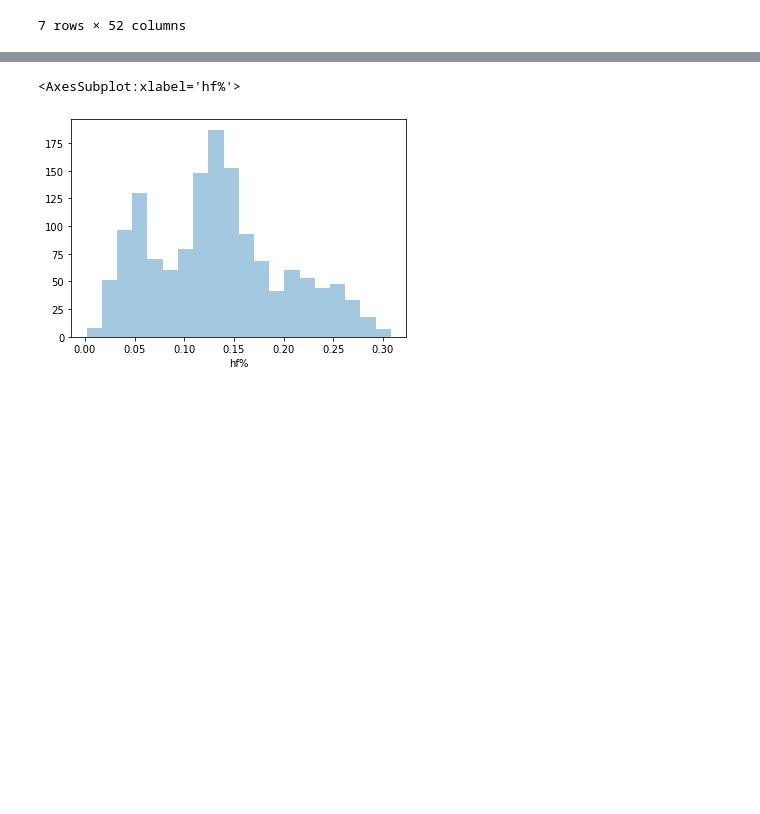
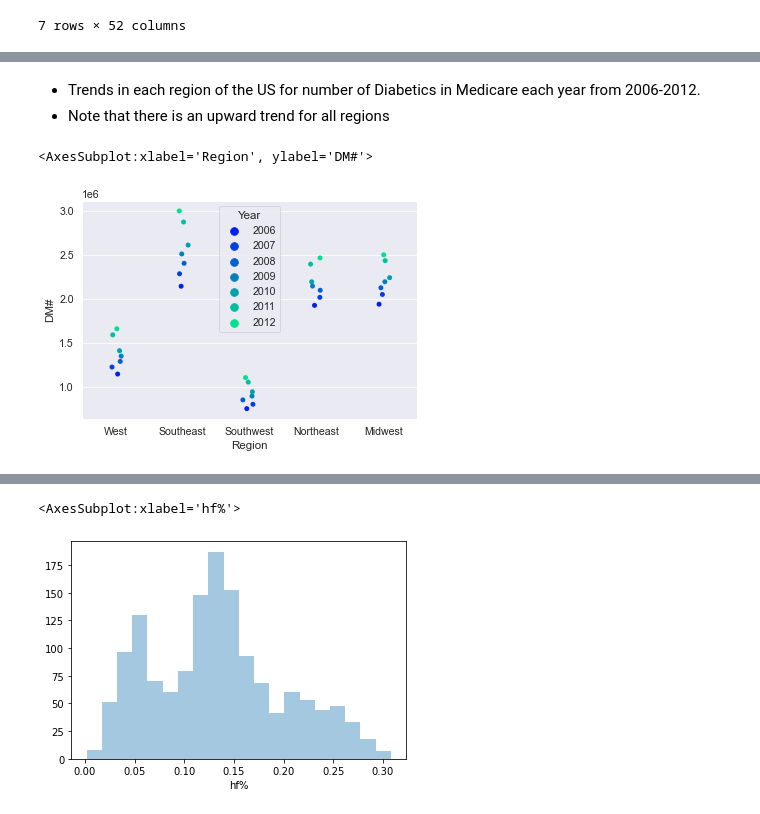
Before and after one commit to data301-2021-winter1/project-group36-project, a Jupyter notebook: notebooks/analysis1.ipynb, the cells around one changed output, grey strips where cells are left out. Drawn from its saved outputs; the diff is of its cells as text; code cells hidden in the pictures; blank space fills up the shorter version.

```diff
--- a/notebooks/analysis1.ipynb
+++ b/notebooks/analysis1.ipynb
@@ -175,0 +231,8 @@ df_nation
+# %% [markdown]
+- Trends in each region of the US for number of Diabetics in Medicare each year from 2006-2012.
+- Note that there is an upward trend for all regions
+# %%
+sns.stripplot(x='Region', y='DM#', data=cardio_data, hue='Year', palette='winter')
+# %% [output]
+<AxesSubplot:xlabel='Region', ylabel='DM#'>
+[figure, added]
```
Also changed, not shown: parts of 23 cells of this notebook, 2 other files.
